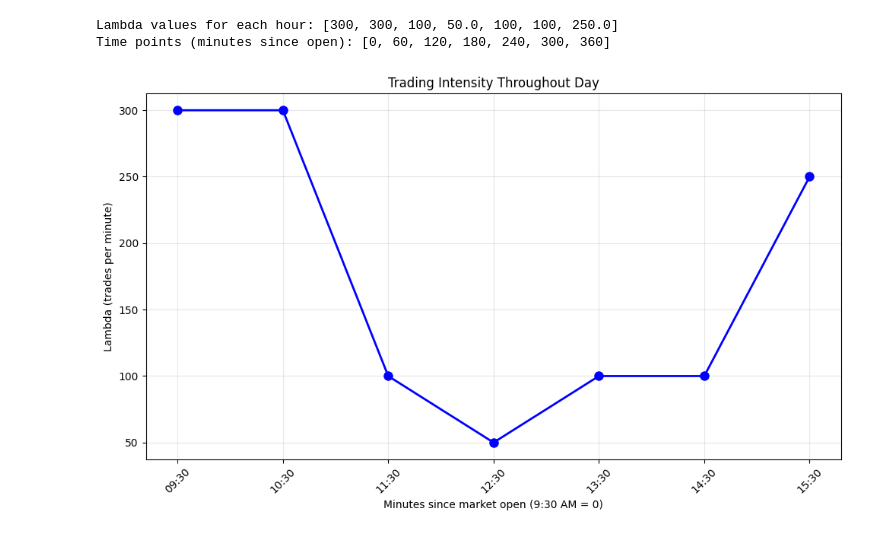
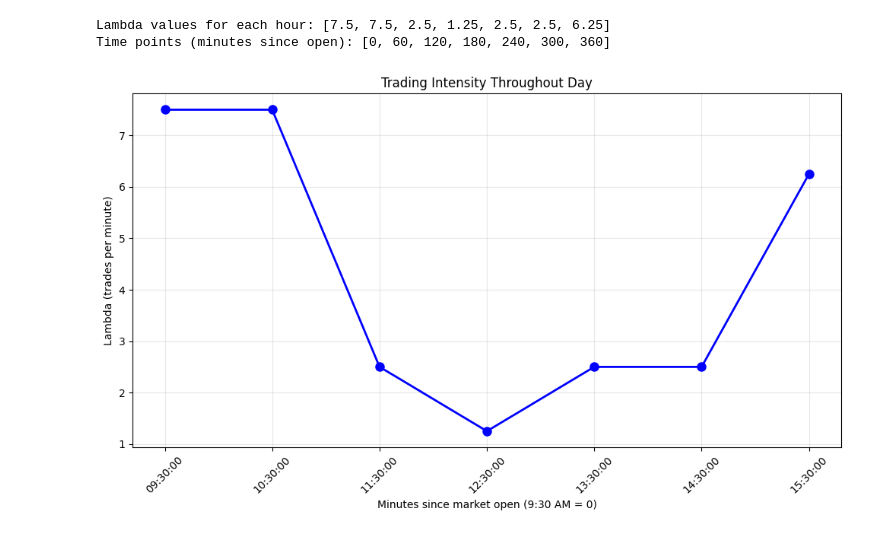
Before and after one commit to timcyarora24/Market-Microstructure-Simulator, a Jupyter notebook: progress_logs/Market_Trading_Intensity_with_Time_of_Day_Effects.ipynb, the cells around one changed output. Saved outputs shown, nothing was run; the diff lists cells and outputs as text; code cells hidden in the pictures.

```diff
--- a/progress_logs/Market_Trading_Intensity_with_Time_of_Day_Effects.ipynb
+++ b/progress_logs/Market_Trading_Intensity_with_Time_of_Day_Effects.ipynb
@@ -39,31 +39,31 @@ def get_lambda_for_simulation_time(simulation_minutes_since_open, base_lambda):
 def minutes_to_time_string(minutes_since_open):
     """Convert minutes since market open to HH:MM format"""
     # Market opens at 9:30 AM
-    market_open = datetime.strptime("09:30", "%H:%M")
+    market_open = datetime.strptime("09:30:00", "%H:%M:%S")
     trade_time = market_open + timedelta(minutes=minutes_since_open)
-    return trade_time.strftime("%H:%M")
+    return trade_time.strftime("%H:%M:%S")
 # %%
-base_lambda = 100
+base_lambda = 2.5
 time_points = range(0, 390, 60)  # Every 60 minutes from 9:30 AM to 4:00 PM
 lambda_values = [get_lambda_for_simulation_time(t, base_lambda) for t in time_points]
 
 print("Lambda values for each hour:", lambda_values)
 print("Time points (minutes since open):", list(time_points))
 
 # Plot the intensity function
 plt.figure(figsize=(10, 6))
 plt.plot(time_points, lambda_values, 'bo-', linewidth=2, markersize=8)
 plt.xlabel('Minutes since market open (9:30 AM = 0)')
 plt.ylabel('Lambda (trades per minute)')
 plt.title('Trading Intensity Throughout Day')
 plt.grid(True, alpha=0.3)
 plt.xticks(time_points, [minutes_to_time_string(t) for t in time_points], rotation=45)
 plt.tight_layout()
 plt.show()
 # %% [output]
-Lambda values for each hour: [300, 300, 100, 50.0, 100, 100, 250.0]
+Lambda values for each hour: [7.5, 7.5, 2.5, 1.25, 2.5, 2.5, 6.25]
 Time points (minutes since open): [0, 60, 120, 180, 240, 300, 360]
-[figure, old version]
+[figure, new version]
 # %%
 def generate_trades_for_period(period_length , period_start_time , base_lambda):
 
```
Also changed, not shown: parts of 5 cells of this notebook, 1 other file.
